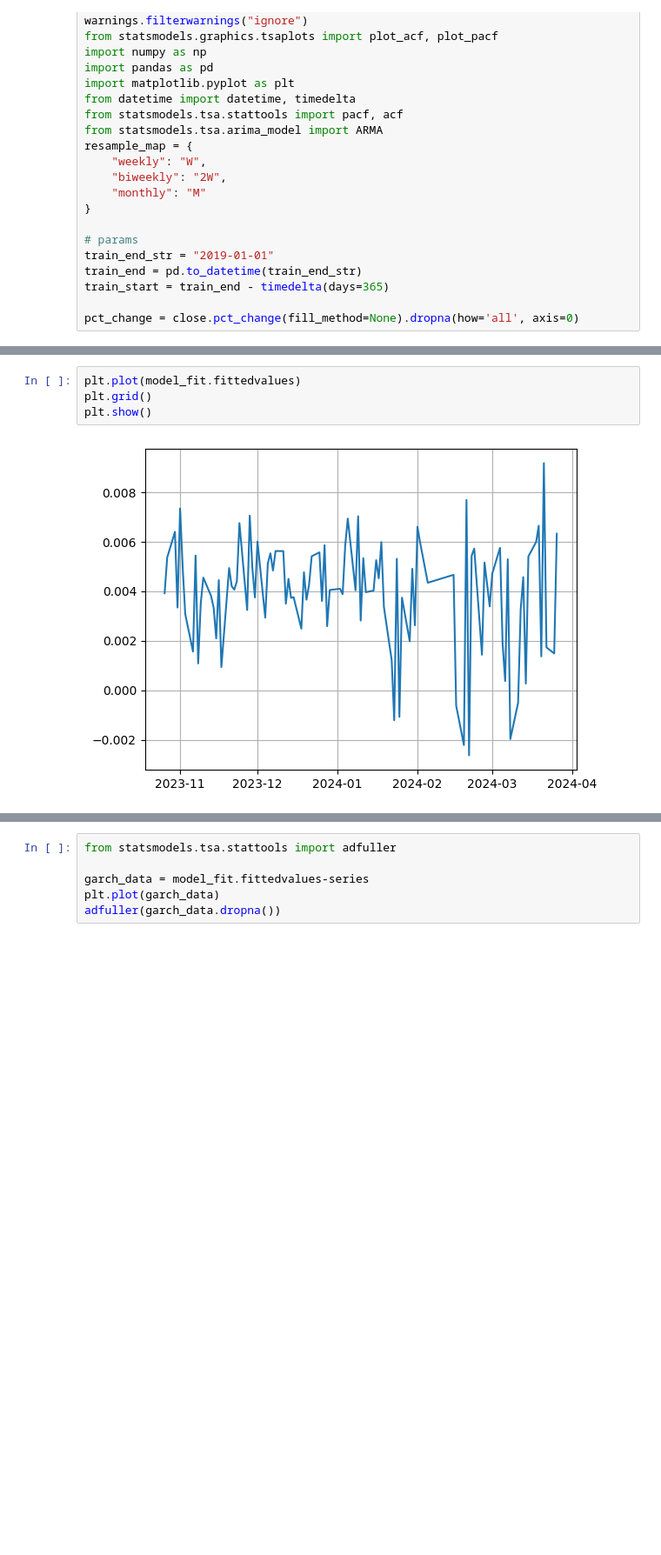
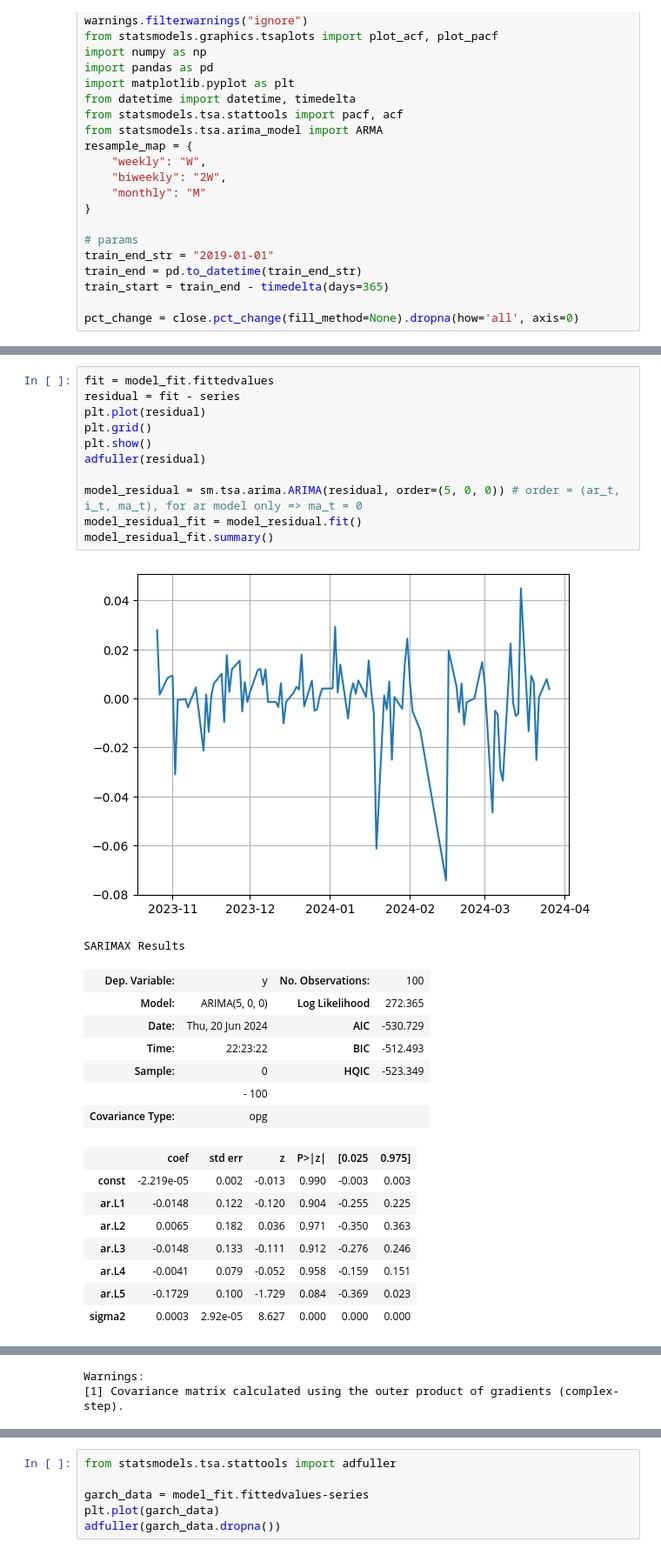
Before and after one commit to tsungyou/TS, a Jupyter notebook: ARIMA_GARCH_research.ipynb, the cells around one changed output, grey strips where cells are left out. Shown at 87% size. Drawn from its saved outputs; the diff is of its cells as text; blank space fills up the shorter version.

```diff
--- a/ARIMA_GARCH_research.ipynb
+++ b/ARIMA_GARCH_research.ipynb
@@ -72,7 +132,30 @@ model_fit.aic, model_fit.bic,
 [figure]
-# %%
-plt.plot(model_fit.fittedvalues)
-plt.grid()
-plt.show()
-# %% [output]
-[figure, removed]
+# %%
+fit = model_fit.fittedvalues
+residual = fit - series
+plt.plot(residual)
+plt.grid()
+plt.show()
+adfuller(residual)
+
+model_residual = sm.tsa.arima.ARIMA(residual, order=(5, 0, 0)) # order = (ar_t, i_t, ma_t), for ar model only => ma_t = 0
+model_residual_fit = model_residual.fit()
+model_residual_fit.summary()
+# %% [output]
+[figure, added]
+SARIMAX Results
+| Dep. Variable: | y | No. Observations: | 100 |
+| Model: | ARIMA(5, 0, 0) | Log Likelihood | 272.365 |
+| Date: | Thu, 20 Jun 2024 | AIC | -530.729 |
+| Time: | 22:23:22 | BIC | -512.493 |
+| Sample: | 0 | HQIC | -523.349 |
+|  | - 100 |  |  |
+| Covariance Type: | opg |  |  |
+|  | coef | std err | z | P>|z| | [0.025 | 0.975] |
+| const | -2.219e-05 | 0.002 | -0.013 | 0.990 | -0.003 | 0.003 |
+| ar.L1 | -0.0148 | 0.122 | -0.120 | 0.904 | -0.255 | 0.225 |
+| ar.L2 | 0.0065 | 0.182 | 0.036 | 0.971 | -0.350 | 0.363 |
+| ar.L3 | -0.0148 | 0.133 | -0.111 | 0.912 | -0.276 | 0.246 |
+| ar.L4 | -0.0041 | 0.079 | -0.052 | 0.958 | -0.159 | 0.151 |
+| ar.L5 | -0.1729 | 0.100 | -1.729 | 0.084 | -0.369 | 0.023 |
+| sigma2 | 0.0003 | 2.92e-05 | 8.627 | 0.000 | 0.000 | 0.000 |
@@ -78,0 +166,2 @@ plt.show()
+Warnings:
+[1] Covariance matrix calculated using the outer product of gradients (complex-step).
```
Also changed, not shown: parts of 12 cells of this notebook, 6 other files.
